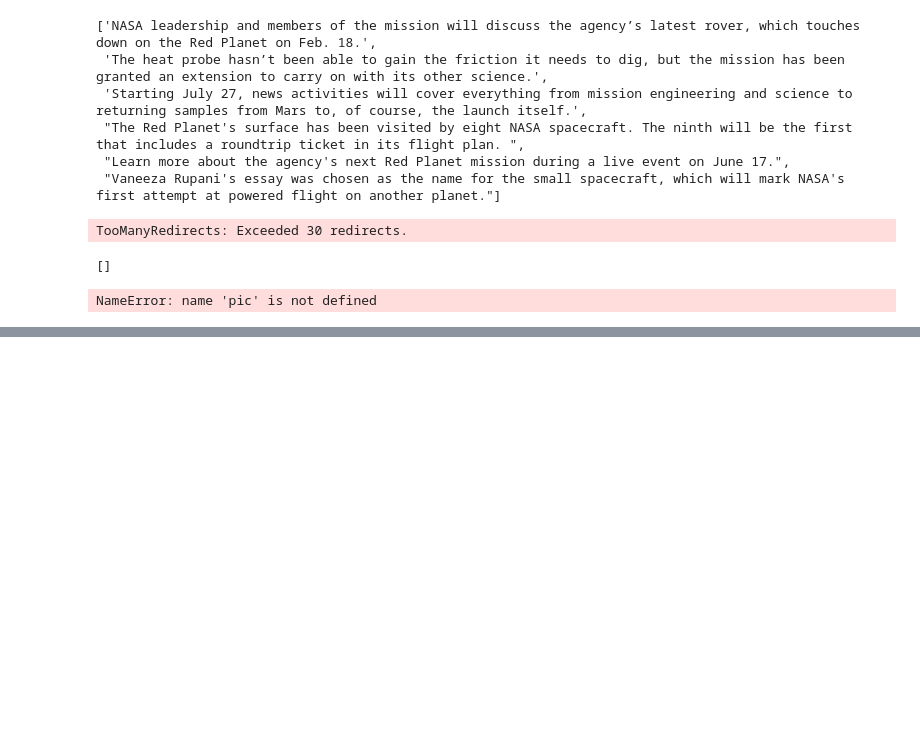
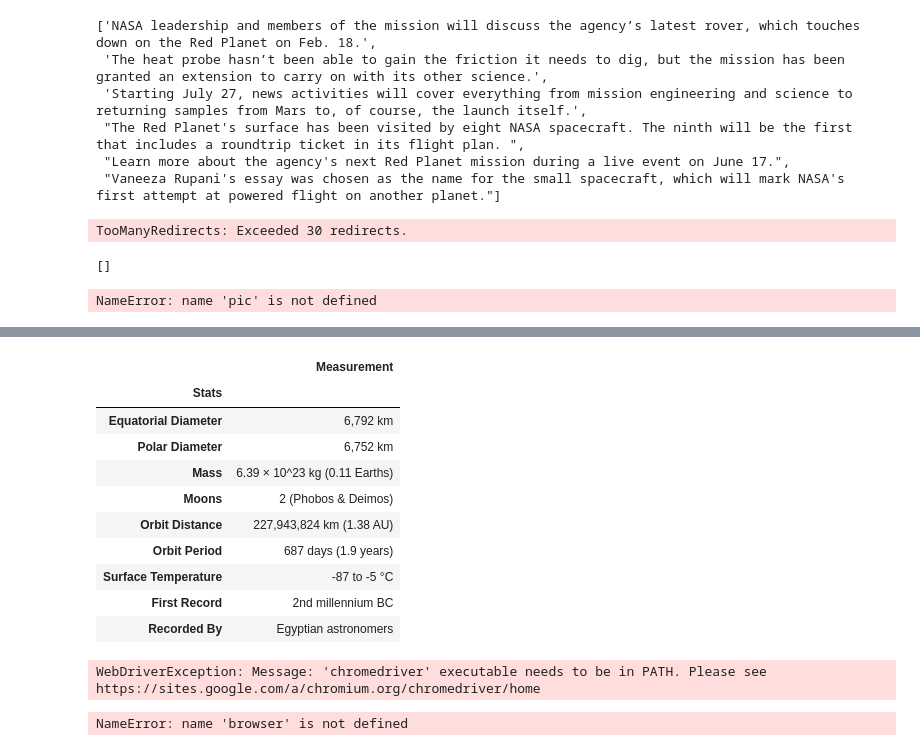
Before and after one commit to drcheerful99/web-scraping, a Jupyter notebook: missions_to_mars/mission_to_mars.ipynb, the cells around one changed output, grey strips where cells are left out. Saved outputs shown, nothing was run; the diff lists cells and outputs as text; code cells hidden in the pictures; blank space fills up the shorter version.

```diff
--- a/missions_to_mars/mission_to_mars.ipynb
+++ b/missions_to_mars/mission_to_mars.ipynb
@@ -141,0 +227,16 @@ NameError: name 'pic' is not defined
+# %%
+# set index
+mars_df = mars_df.set_index('Stats')
+mars_df
+# %% [output]
+|  | Measurement |
+| Stats |  |
+| Equatorial Diameter | 6,792 km |
+| Polar Diameter | 6,752 km |
+| Mass | 6.39 × 10^23 kg (0.11 Earths) |
+| Moons | 2 (Phobos & Deimos) |
+| Orbit Distance | 227,943,824 km (1.38 AU) |
+| Orbit Period | 687 days (1.9 years) |
+| Surface Temperature | -87 to -5 °C |
+| First Record | 2nd millennium BC |
+| Recorded By | Egyptian astronomers |
@@ -142,9 +266,6 @@ NameError: name 'pic' is not defined
 # %%
-# set up windows browser with chromedriver
-executable_path = {'executable_path': 'chromedriver.exe'}
+# Setting up windows browser with chromedriver
+executable_path = {'executable_path': 'chromedriver'}
 browser = Browser('chrome', **executable_path, headless=False)
-
-url='https://twitter.com/marswxreport?lang=en'
-browser.visit(url)
-html=browser.html
-soup=bs(html,'html.parser')
+# %% [output]
+WebDriverException: Message: 'chromedriver' executable needs to be in PATH. Please see https://sites.google.com/a/chromium.org/chromedriver/home
@@ -153,0 +272,6 @@ mars_weather
+# %%
+# Setting url for different browser
+url = 'https://astrogeology.usgs.gov/search/results?q=hemisphere+enhanced&k1=target&v1=Mars'
+browser.visit(url)
+# %% [output]
+NameError: name 'browser' is not defined
```
Also changed, not shown: parts of 14 cells of this notebook, 3 other files.
